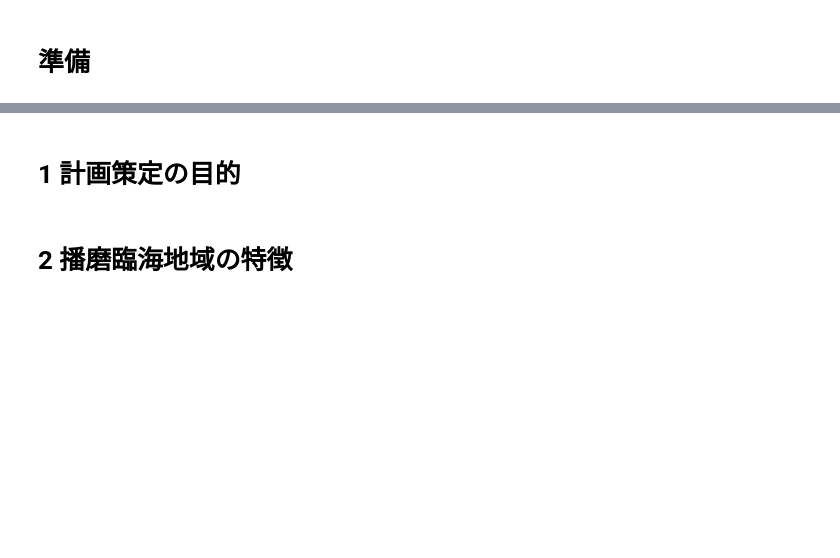
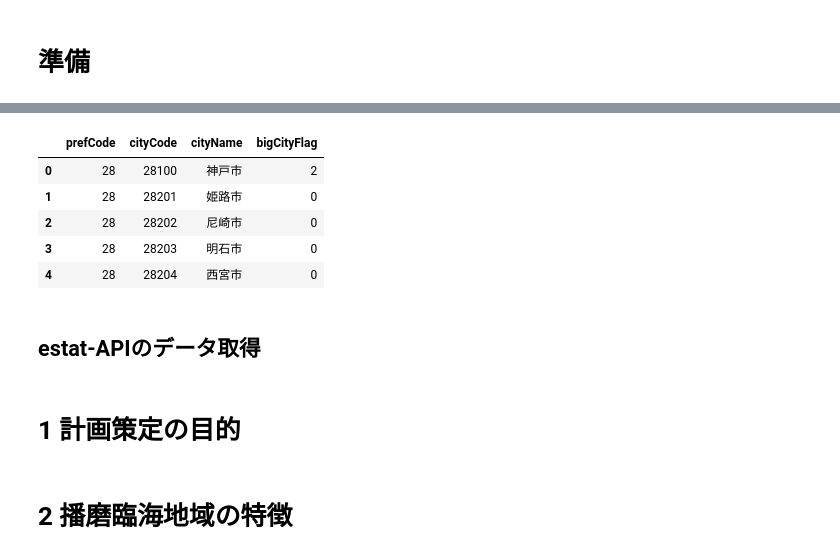
Before and after one commit to dicechick373/google-colab, a Jupyter notebook: 2022_kouwan/03_播磨臨海CNP.ipynb, the cells around one changed output, grey strips where cells are left out. Saved outputs shown, nothing was run; the diff lists cells and outputs as text; code cells hidden in the pictures; blank space fills up the shorter version.

```diff
--- a/2022_kouwan/03_播磨臨海CNP.ipynb
+++ b/2022_kouwan/03_播磨臨海CNP.ipynb
@@ -18,0 +72,12 @@ import openpyxl
+# %%
+# 兵庫県の市区町村
+citylist(28).head()
+# %% [output]
+|  | prefCode | cityCode | cityName | bigCityFlag |
+| 0 | 28 | 28100 | 神戸市 | 2 |
+| 1 | 28 | 28201 | 姫路市 | 0 |
+| 2 | 28 | 28202 | 尼崎市 | 0 |
+| 3 | 28 | 28203 | 明石市 | 0 |
+| 4 | 28 | 28204 | 西宮市 | 0 |
+# %% [markdown]
+## estat-APIのデータ取得
```
Also changed, not shown: parts of 11 cells of this notebook.
